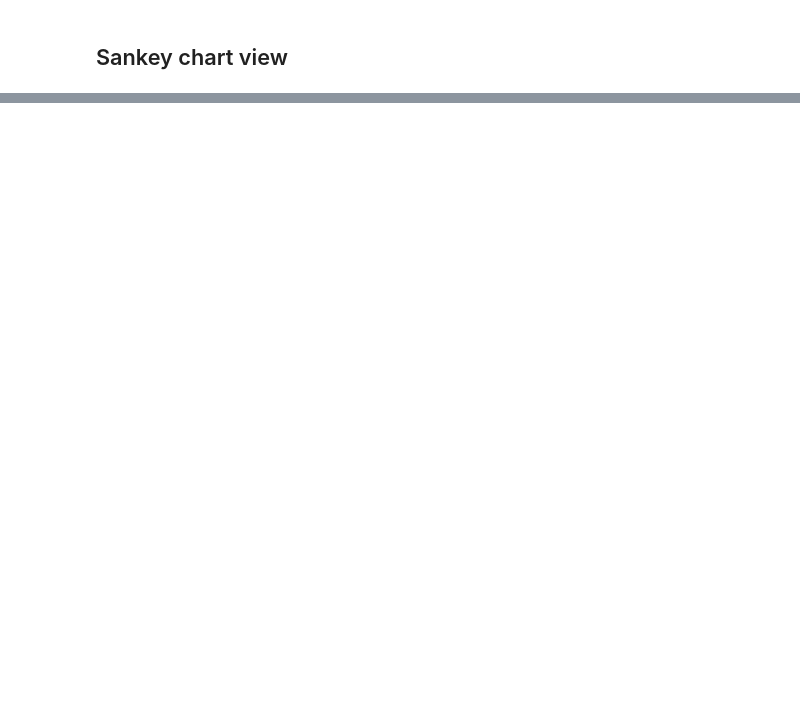
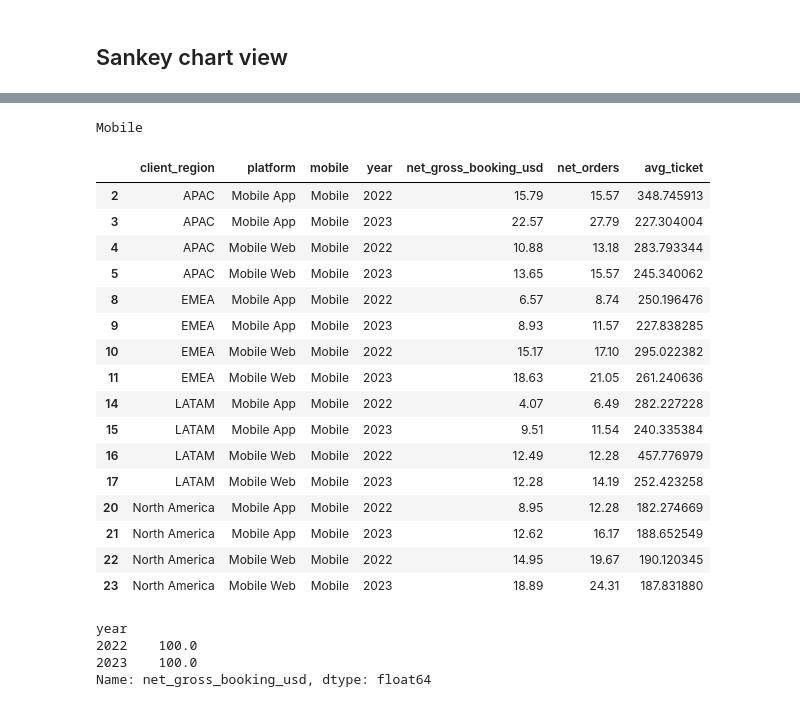
Before and after one commit to fontanads/analytics_case_202402, a Jupyter notebook: src/notebooks/mobile_analysis.ipynb, the cells around one changed output, grey strips where cells are left out. Cells and saved outputs as stored; diff of their text form; code cells hidden in the pictures; blank space fills up the shorter version.

```diff
--- a/src/notebooks/mobile_analysis.ipynb
+++ b/src/notebooks/mobile_analysis.ipynb
@@ -227,0 +384,7 @@ AttributeError: 'SankeyChartCreator' object has no attribute 'intersection_node_
+# %%
+dimensions = ["client_region", "platform"]
+date_cols = ["year"]
+
+df_yoy = calc_yoy_over_dimensions(df[df["platform"].isin(["Mobile App", "Mobile Web"])], dimensions, date_cols).drop(columns=["year"])
+df_yoy = df_yoy.melt(id_vars=["client_region", "platform"], var_name="metric", value_name="yoy").sort_values(["client_region", "platform", "metric"])
+df_yoy
@@ -227,0 +444,20 @@ AttributeError: 'SankeyChartCreator' object has no attribute 'intersection_node_
+# %%
+def aggregate_and_normalize_share(df, dimensions, total_dimensions, normalize=True):
+    # aggregate net gross bookings, net orders, and calculate average ticket
+    df_agg = df.groupby(dimensions).agg({"net_gross_booking_usd": "sum", "net_orders": "sum"}).reset_index()
+    df_agg["avg_ticket"] = df_agg["net_gross_booking_usd"] / df_agg["net_orders"]
+
+    if normalize:
+        # normalize share of wallet of net gross bookings and net orders among platforms per year
+        df_agg["net_gross_booking_usd"] = (df_agg["net_gross_booking_usd"] / df_agg.groupby(total_dimensions)["net_gross_booking_usd"].transform("sum")).mul(100).round(2)
+        df_agg["net_orders"] = (df_agg["net_orders"] / df_agg.groupby(total_dimensions)["net_orders"].transform("sum")).mul(100).round(2)
+
+        # sanity check
+        print(df_agg.groupby(total_dimensions)["net_gross_booking_usd"].sum())
+
+    return df_agg
+# %%
+dimensions = ["client_region", "platform", "mobile", "year"]
+total_dimensions = ["client_region", "year"]
+
+df_agg = aggregate_and_normalize_share(df, dimensions, total_dimensions)
@@ -227,0 +489,43 @@ AttributeError: 'SankeyChartCreator' object has no attribute 'intersection_node_
+# %%
+print("Mobile")
+df_agg[df_agg["mobile"] == "Mobile"]
+# %% [output]
+Mobile
+|  | client_region | platform | mobile | year | net_gross_booking_usd | net_orders | avg_ticket |
+| 2 | APAC | Mobile App | Mobile | 2022 | 15.79 | 15.57 | 348.745913 |
+| 3 | APAC | Mobile App | Mobile | 2023 | 22.57 | 27.79 | 227.304004 |
+| 4 | APAC | Mobile Web | Mobile | 2022 | 10.88 | 13.18 | 283.793344 |
+| 5 | APAC | Mobile Web | Mobile | 2023 | 13.65 | 15.57 | 245.340062 |
+| 8 | EMEA | Mobile App | Mobile | 2022 | 6.57 | 8.74 | 250.196476 |
+| 9 | EMEA | Mobile App | Mobile | 2023 | 8.93 | 11.57 | 227.838285 |
+| 10 | EMEA | Mobile Web | Mobile | 2022 | 15.17 | 17.10 | 295.022382 |
+| 11 | EMEA | Mobile Web | Mobile | 2023 | 18.63 | 21.05 | 261.240636 |
+| 14 | LATAM | Mobile App | Mobile | 2022 | 4.07 | 6.49 | 282.227228 |
+| 15 | LATAM | Mobile App | Mobile | 2023 | 9.51 | 11.54 | 240.335384 |
+| 16 | LATAM | Mobile Web | Mobile | 2022 | 12.49 | 12.28 | 457.776979 |
+| 17 | LATAM | Mobile Web | Mobile | 2023 | 12.28 | 14.19 | 252.423258 |
+| 20 | North America | Mobile App | Mobile | 2022 | 8.95 | 12.28 | 182.274669 |
+| 21 | North America | Mobile App | Mobile | 2023 | 12.62 | 16.17 | 188.652549 |
+| 22 | North America | Mobile Web | Mobile | 2022 | 14.95 | 19.67 | 190.120345 |
+| 23 | North America | Mobile Web | Mobile | 2023 | 18.89 | 24.31 | 187.831880 |
+# %%
+dimensions = ["mobile", "year"]
+total_dimensions = ["year"]
+
+df_agg = aggregate_and_normalize_share(df, dimensions, total_dimensions)
+
+df_sankey = df_agg.copy()
+df_sankey["year"] = df_sankey["year"].astype(str)
+sankey_chart_creator = SankeyBipartite(
+     df=df_sankey,
+     flow_column="net_orders",
+     source_column="year",
+     target_column="mobile",
+     normalized=True
+)
+sankey_chart_creator.generate_sankey_chart()
+# %% [output]
+year
+2022    100.0
+2023    100.0
+Name: net_gross_booking_usd, dtype: float64
```
Also changed, not shown: parts of 20 cells of this notebook, 2 other files.
